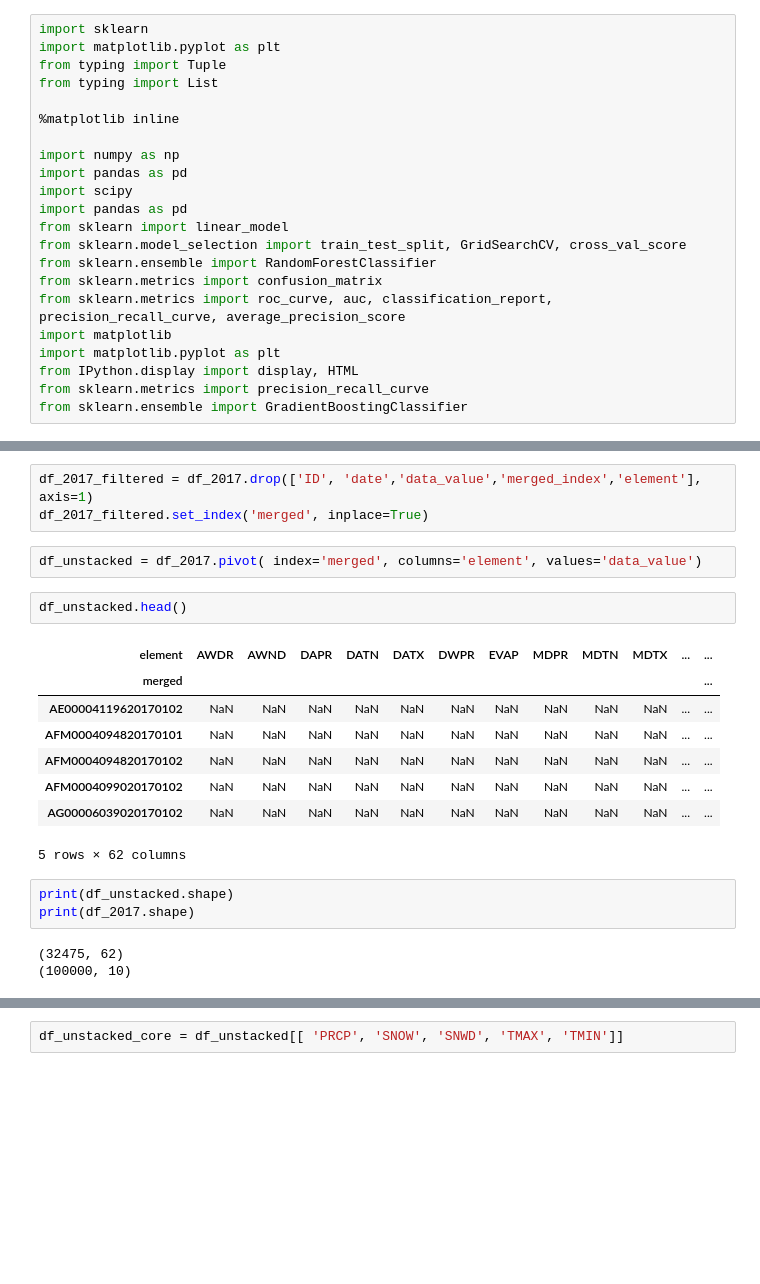
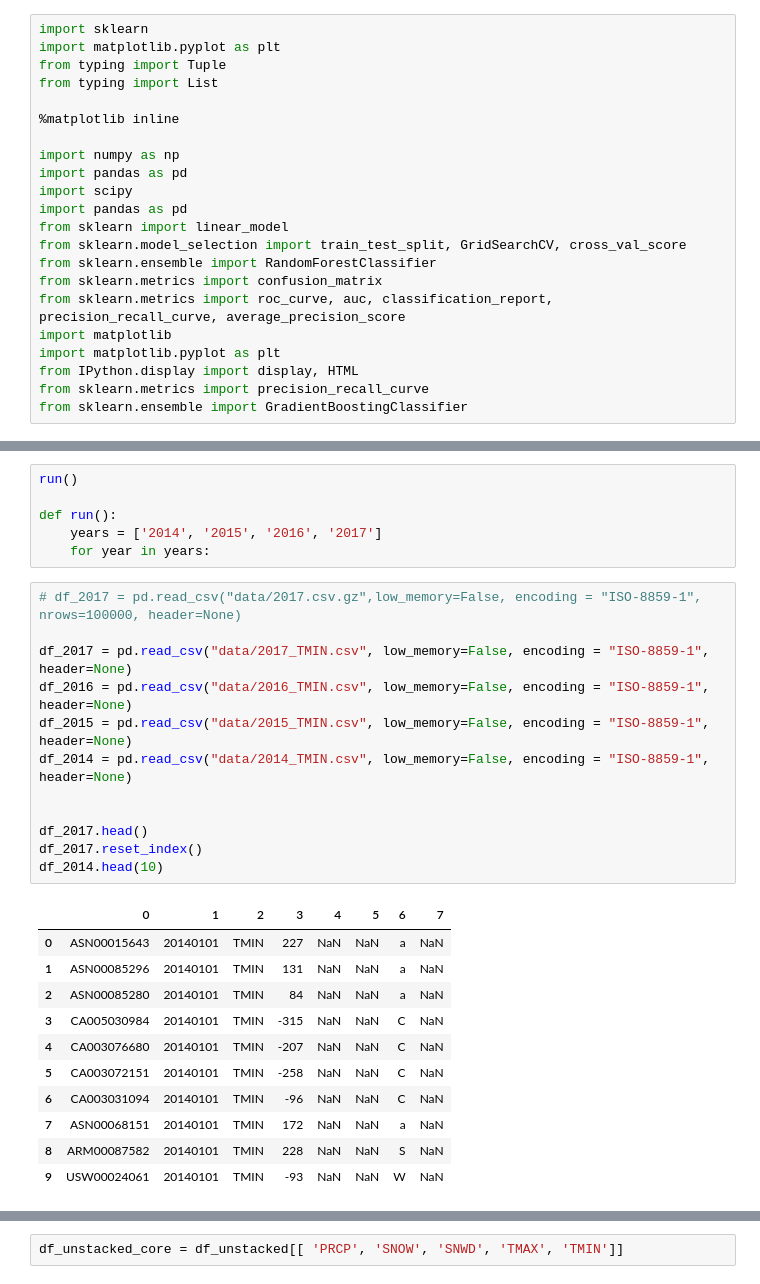
Before and after one commit to neha01mittal/dma-weather-pred, a Jupyter notebook: Lab5_working.ipynb, the cells around one changed output, grey strips where cells are left out. Cells and saved outputs as stored; diff of their text form; blank space fills up the shorter version.

```diff
--- a/Lab5_working.ipynb
+++ b/Lab5_working.ipynb
@@ -129,22 +25,30 @@ df_2017.head()
-# %%
-df_2017_filtered = df_2017.drop(['ID', 'date','data_value','merged_index','element'], axis=1)
-df_2017_filtered.set_index('merged', inplace=True)
-# %%
-df_unstacked = df_2017.pivot( index='merged', columns='element', values='data_value')
-# %%
-df_unstacked.head()
-# %% [output]
-| element | AWDR | AWND | DAPR | DATN | DATX | DWPR | EVAP | MDPR | MDTN | MDTX | ... | ... |
-| merged |  |  |  |  |  |  |  |  |  |  |  | ... |
-| AE00004119620170102 | NaN | NaN | NaN | NaN | NaN | NaN | NaN | NaN | NaN | NaN | ... | ... |
-| AFM0004094820170101 | NaN | NaN | NaN | NaN | NaN | NaN | NaN | NaN | NaN | NaN | ... | ... |
-| AFM0004094820170102 | NaN | NaN | NaN | NaN | NaN | NaN | NaN | NaN | NaN | NaN | ... | ... |
-| AFM0004099020170102 | NaN | NaN | NaN | NaN | NaN | NaN | NaN | NaN | NaN | NaN | ... | ... |
-| AG00006039020170102 | NaN | NaN | NaN | NaN | NaN | NaN | NaN | NaN | NaN | NaN | ... | ... |
-5 rows × 62 columns
-# %%
-print(df_unstacked.shape)
-print(df_2017.shape)
-# %% [output]
-(32475, 62)
-(100000, 10)
+# %%
+run()
+
+def run():
+    years = ['2014', '2015', '2016', '2017']
+    for year in years:
+# %%
+# df_2017 = pd.read_csv("data/2017.csv.gz",low_memory=False, encoding = "ISO-8859-1", nrows=100000, header=None)
+
+df_2017 = pd.read_csv("data/2017_TMIN.csv", low_memory=False, encoding = "ISO-8859-1", header=None)
+df_2016 = pd.read_csv("data/2016_TMIN.csv", low_memory=False, encoding = "ISO-8859-1", header=None)
+df_2015 = pd.read_csv("data/2015_TMIN.csv", low_memory=False, encoding = "ISO-8859-1", header=None)
+df_2014 = pd.read_csv("data/2014_TMIN.csv", low_memory=False, encoding = "ISO-8859-1", header=None)
+
+
+df_2017.head()
+df_2017.reset_index()
+df_2014.head(10)
+# %% [output]
+|  | 0 | 1 | 2 | 3 | 4 | 5 | 6 | 7 |
+| 0 | ASN00015643 | 20140101 | TMIN | 227 | NaN | NaN | a | NaN |
+| 1 | ASN00085296 | 20140101 | TMIN | 131 | NaN | NaN | a | NaN |
+| 2 | ASN00085280 | 20140101 | TMIN | 84 | NaN | NaN | a | NaN |
+| 3 | CA005030984 | 20140101 | TMIN | -315 | NaN | NaN | C | NaN |
+| 4 | CA003076680 | 20140101 | TMIN | -207 | NaN | NaN | C | NaN |
+| 5 | CA003072151 | 20140101 | TMIN | -258 | NaN | NaN | C | NaN |
+| 6 | CA003031094 | 20140101 | TMIN | -96 | NaN | NaN | C | NaN |
+| 7 | ASN00068151 | 20140101 | TMIN | 172 | NaN | NaN | a | NaN |
+| 8 | ARM00087582 | 20140101 | TMIN | 228 | NaN | NaN | S | NaN |
+| 9 | USW00024061 | 20140101 | TMIN | -93 | NaN | NaN | W | NaN |
```
Also changed, not shown: parts of 39 cells of this notebook, 1 other file.
